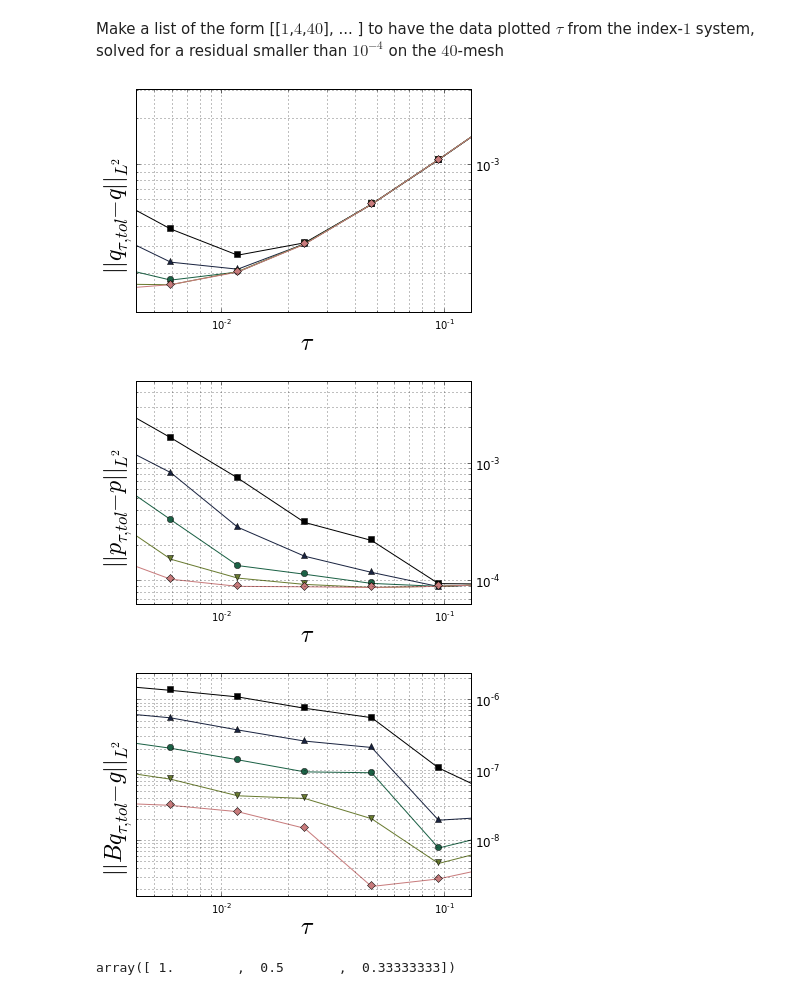
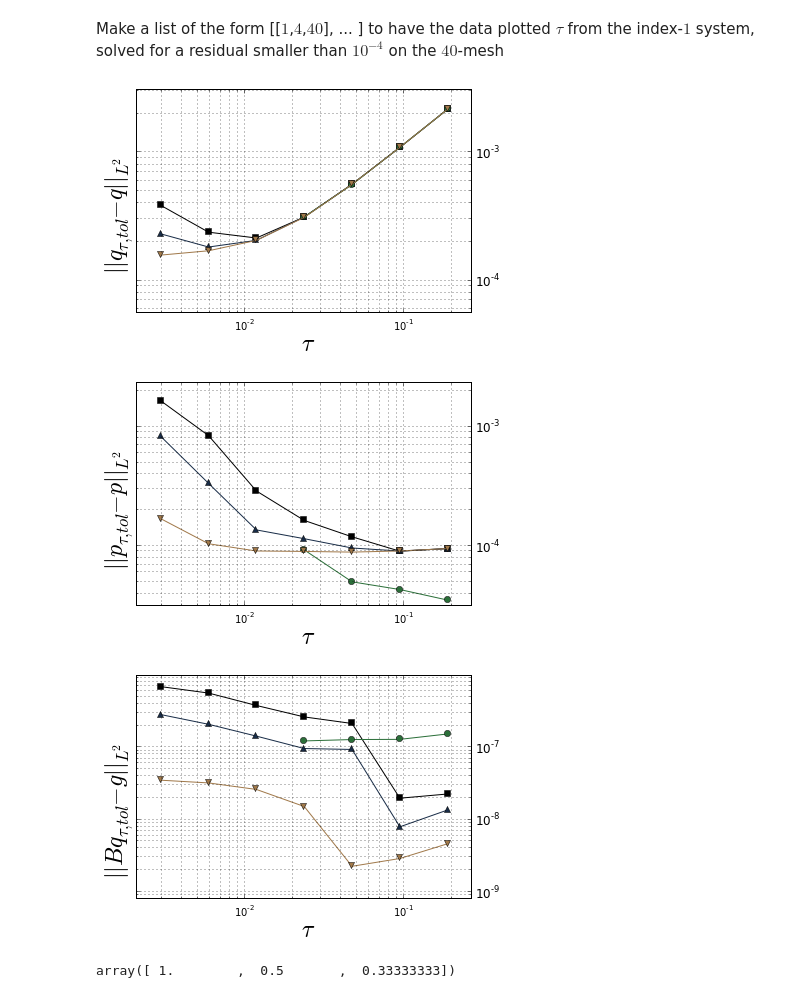
Before and after one commit to highlando/pystokes, a Jupyter notebook: conv plots.ipynb, the cells around one changed output. Cells and saved outputs as stored; diff of their text form; code cells hidden in the pictures.

```diff
--- a/conv plots.ipynb
+++ b/conv plots.ipynb
@@ -44,8 +44,8 @@ def plot_errs(ErL,TdL,Leg=None,Title=None, YLab=None, LinFit=False):
     plt.xscale('log', basex=10)
     plt.yscale('log', basey=10)
 
-    plt.xlim(xmin=3.0/(0.71*TdL[0][-1]), xmax=3.0/(TdL[0][0]*2*0.71))
-    plt.ylim(ymin=0.71*min(ErL[-1]), ymax=2*0.71*max(ErL[0]))
+    plt.xlim(xmin=0.71*3.0/(TdL[0][-1]), xmax=3.0/(TdL[0][0])*2*0.71)
+    plt.ylim(ymin=0.5*0.71*min(ErL[-1]), ymax=2*0.71*max(ErL[0]))
     #plt.title(Title)
     plt.grid(True, which='both')
     plt.xlabel(' $\\tau $',fontdict=myaxestyle)
@@ -80,27 +80,27 @@ def load_jsdtoplot(PL,Omega):
 Make a list of the form [[$1$,$4$,$40$], ... ] to have the data plotted $\tau$
 from the index-$1$ system, solved for a residual smaller than $10^{-4}$ on the $40$-mesh
 # %%
-PlotList = [[2,2**(-10),40],[2,2**(-11),40],[2,2**(-12),40],[2,2**(-13),40],[2,2**(-14),40]]#,
+PlotList = [[2,2**(-11),40],[2,2**(-12),40],[1,2**(-10),40],[2,2**(-14),40]]#,
 Omega = 8
 VErr, PErr, TDis, Leg, ContRes = [], [], [], [], []
 for PL in PlotList:
     Jpl = load_jsdtoplot(PL,Omega)
     PErr.append(err_int(Jpl,'PEr'))
     VErr.append(err_int(Jpl,'VelEr'))
     ContRes.append(err_int(Jpl,'ContiRes'))
     TDis.append(Jpl['TimeDiscs'])
     pyplot.close('all')
     #Leg.append(  DicLP[PL[0]] + ' Grid: $%d$' % PL[2] + ' LinRes: %1.1e' % PL[
     Leg.append('$tol= %1.1e$' % PL[1] )
 YLL = ['$||q_{\\tau,tol}-q||_{L^2}$\n','$||p_{\\tau,tol}-p||_{L^2}$\n','$||Bq_{\\tau,tol}-g||_{L^2}$\n']
 plot_errs(VErr,TDis,Leg=None,Title='Velocity Error',YLab=YLL[0],LinFit=1)
 plot_errs(PErr,TDis,Leg=None,Title='Pressure Error',YLab=YLL[1],LinFit=-1)
 plot_errs(ContRes,TDis,Leg=None,YLab=YLL[2],Title='Residual in the conti Eqn')
 #plot_errs([[1],[1],[1],[1],[1]],[[1],[1],[1],[1],[1]],Leg=Leg,Title='leg')
 # %% [output]
-[figure, old version]
+[figure, new version]
-[figure, old version]
+[figure, new version]
-[figure, old version]
+[figure, new version]
 # %%
 a = [[1,2,3],[3,4,0]]
 # %%
```
